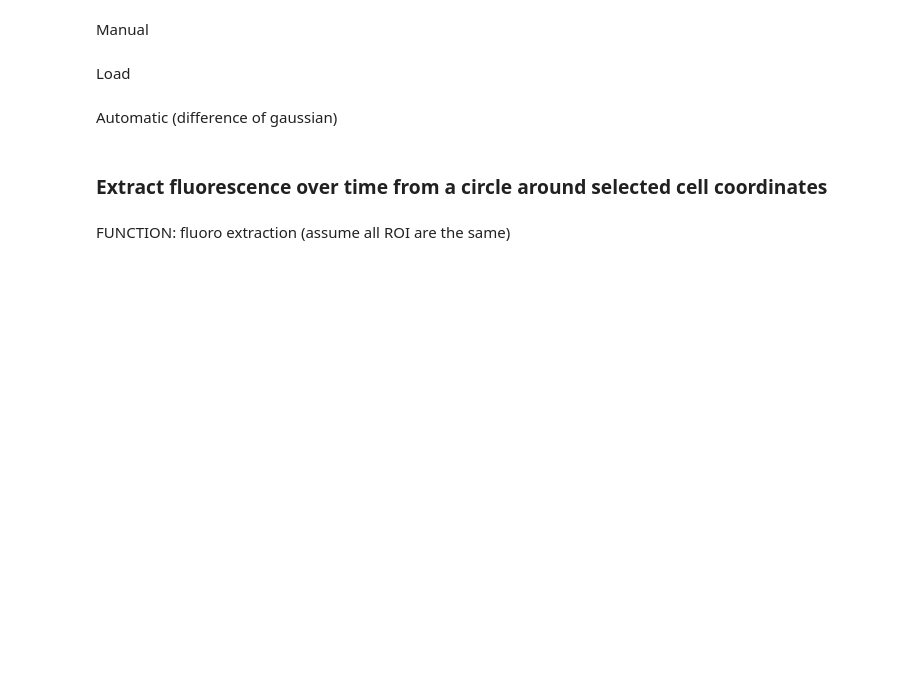
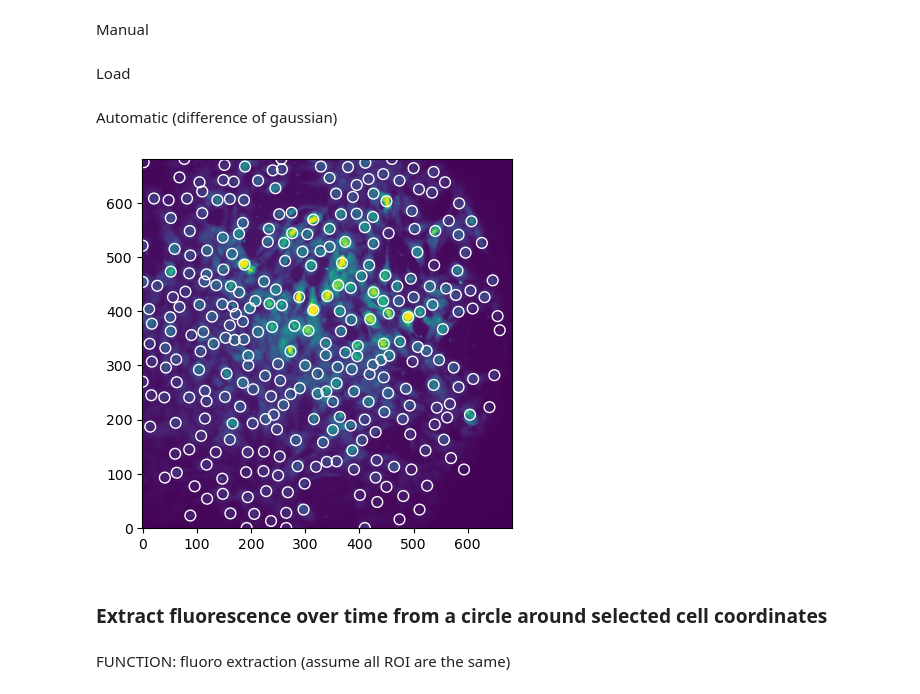
Before and after one commit to kath3rine/research, a Jupyter notebook: DFFpython.ipynb, the cells around one changed output. Drawn from its saved outputs; the diff is of its cells as text; code cells hidden in the pictures; blank space fills up the shorter version.

```diff
--- a/DFFpython.ipynb
+++ b/DFFpython.ipynb
@@ -89,6 +92,20 @@ Manual
 Load
 # %% [markdown]
 Automatic (difference of gaussian)
+# %%
+blobs_dog = blob_dog(mean_img, min_sigma=7, max_sigma=10, threshold=0.00666)
+blobs_dog[:, 2] = blobs_dog[:, 2] * np.sqrt(2)
+
+ax = plt.gca()
+ax.imshow(mean_img,origin='lower')
+cnt = 0
+while cnt < len(blobs_dog):
+    c = plt.Circle((blobs_dog[cnt][1], blobs_dog[cnt][0]), blobs_dog[cnt][2], color='white', linewidth=1, fill=False)
+    ax.add_patch(c)
+    cnt = cnt + 1
+plt.show()
+# %% [output]
+[figure, added]
 # %% [markdown]
 ### Extract fluorescence over time from a circle around selected cell coordinates
 # %% [markdown]
```
Also changed, not shown: parts of 2 cells of this notebook, 1 other file.
